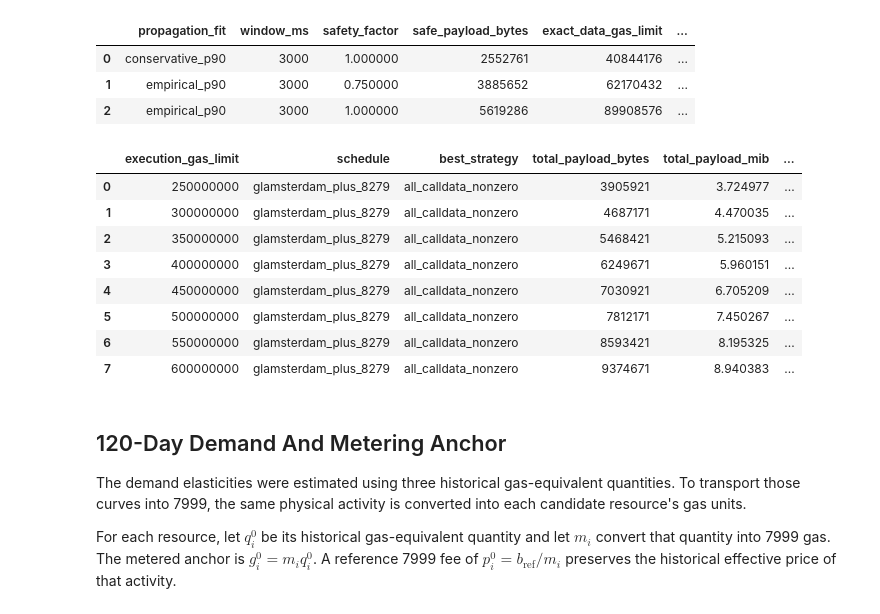
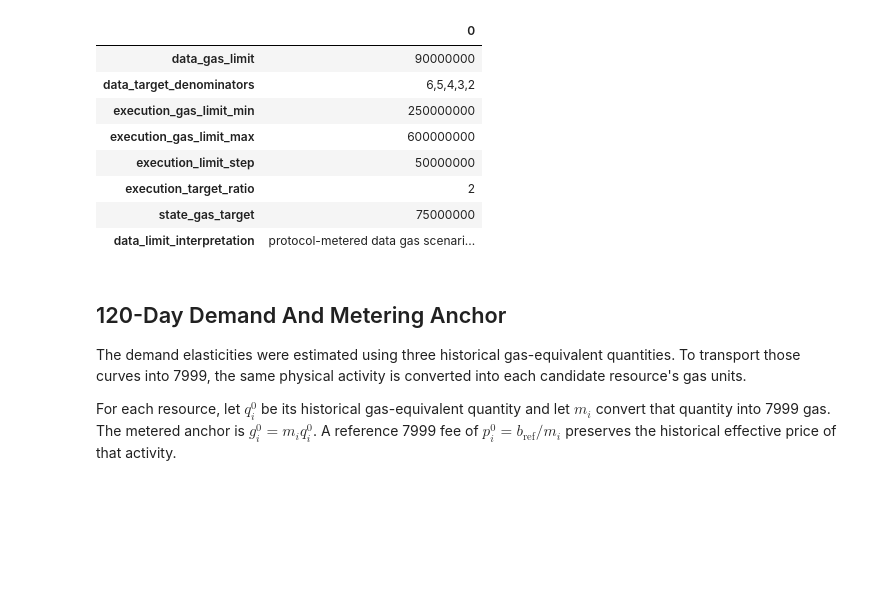
Before and after one commit to M1kuW1ll/eip-7999-research, a Jupyter notebook: notebooks/2.0-full-7999-equilibrium-model.ipynb, the cells around one changed output. Saved outputs shown, nothing was run; the diff lists cells and outputs as text; code cells hidden in the pictures; blank space fills up the shorter version.

Commit message:
Add full EIP-7999 equilibrium capacity analysis

```diff
--- a/notebooks/2.0-full-7999-equilibrium-model.ipynb
+++ b/notebooks/2.0-full-7999-equilibrium-model.ipynb
@@ -89,69 +84,35 @@ The old `glamsterdam_plus_8279` payload calculation is retained only as a diagno
 # %%
 EXECUTION_LIMITS = [value * 1_000_000 for value in range(250, 601, 50)]
 DATA_GAS_LIMIT = 90_000_000
 DATA_TARGET_DENOMINATORS = [6, 5, 4, 3, 2]
 STATE_TARGET = 75_000_000
 EXECUTION_TARGET_RATIO = 2
 DATA_GAS_PER_BYTE = 16
-PROPAGATION_WINDOW_MS = 3_000
 
-propagation_specs = [
-    (CONSERVATIVE_P90, 1.00, 40_000_000),
-    (EMPIRICAL_P90, 0.75, 60_000_000),
-    (EMPIRICAL_P90, 1.00, DATA_GAS_LIMIT),
-]
-capacity_rows = []
-for propagation_fit, safety_factor, rounded_limit in propagation_specs:
-    safe_bytes = safe_payload_bytes(
-        PROPAGATION_WINDOW_MS, propagation_fit, safety_factor
-    )
-    exact_limit = DATA_GAS_PER_BYTE * safe_bytes
-    capacity_rows.append({
-        'propagation_fit': propagation_fit.name,
-        'window_ms': PROPAGATION_WINDOW_MS,
-        'safety_factor': safety_factor,
-        'safe_payload_bytes': safe_bytes,
-        'exact_data_gas_limit': exact_limit,
-        'rounded_data_gas_limit': rounded_limit,
-        'rounding_error_pct': 100 * (rounded_limit / exact_limit - 1),
-    })
-capacity_card = pd.DataFrame(capacity_rows)
+capacity_card = pd.DataFrame([{
+    'data_gas_limit': DATA_GAS_LIMIT,
+    'data_target_denominators': ','.join(map(str, DATA_TARGET_DENOMINATORS)),
+    'execution_gas_limit_min': min(EXECUTION_LIMITS),
+    'execution_gas_limit_max': max(EXECUTION_LIMITS),
+    'execution_limit_step': 50_000_000,
+    'execution_target_ratio': EXECUTION_TARGET_RATIO,
+    'state_gas_target': STATE_TARGET,
+    'data_limit_interpretation': (
+        'protocol-metered data gas scenario input; not physical payload bytes'
+    ),
+}])
 capacity_card.to_csv(OUT_CAPACITY_CSV, index=False)
-display(capacity_card)
-
-payload_check = best_strategy_sweep(
-    EXECUTION_LIMITS, [GLAMSTERDAM_PLUS_8279]
-).copy()
-payload_check['data_gas_limit'] = DATA_GAS_LIMIT
-payload_check['data_byte_limit'] = DATA_GAS_LIMIT / DATA_GAS_PER_BYTE
-payload_check['execution_implied_data_gas'] = (
-    payload_check['total_payload_bytes'] * DATA_GAS_PER_BYTE
-)
-payload_check['payload_pct_data_limit'] = (
-    payload_check['execution_implied_data_gas'] / DATA_GAS_LIMIT
-)
-payload_cols = [
-    'execution_gas_limit', 'schedule', 'best_strategy',
-    'total_payload_bytes', 'total_payload_mib',
-    'execution_implied_data_gas', 'data_gas_limit',
-    'data_byte_limit', 'payload_pct_data_limit',
-]
-payload_check[payload_cols].to_csv(OUT_PAYLOAD_CHECK_CSV, index=False)
-display(payload_check[payload_cols])
+display(capacity_card.T)
 # %% [output]
-|  | propagation_fit | window_ms | safety_factor | safe_payload_bytes | exact_data_gas_limit | ... |
-| 0 | conservative_p90 | 3000 | 1.000000 | 2552761 | 40844176 | ... |
-| 1 | empirical_p90 | 3000 | 0.750000 | 3885652 | 62170432 | ... |
-| 2 | empirical_p90 | 3000 | 1.000000 | 5619286 | 89908576 | ... |
+|  | 0 |
+| data_gas_limit | 90000000 |
+| data_target_denominators | 6,5,4,3,2 |
+| execution_gas_limit_min | 250000000 |
+| execution_gas_limit_max | 600000000 |
+| execution_limit_step | 50000000 |
+| execution_target_ratio | 2 |
+| state_gas_target | 75000000 |
+| data_limit_interpretation | protocol-metered data gas scenari... |
-|  | execution_gas_limit | schedule | best_strategy | total_payload_bytes | total_payload_mib | ... |
-| 0 | 250000000 | glamsterdam_plus_8279 | all_calldata_nonzero | 3905921 | 3.724977 | ... |
-| 1 | 300000000 | glamsterdam_plus_8279 | all_calldata_nonzero | 4687171 | 4.470035 | ... |
-| 2 | 350000000 | glamsterdam_plus_8279 | all_calldata_nonzero | 5468421 | 5.215093 | ... |
-| 3 | 400000000 | glamsterdam_plus_8279 | all_calldata_nonzero | 6249671 | 5.960151 | ... |
-| 4 | 450000000 | glamsterdam_plus_8279 | all_calldata_nonzero | 7030921 | 6.705209 | ... |
-| 5 | 500000000 | glamsterdam_plus_8279 | all_calldata_nonzero | 7812171 | 7.450267 | ... |
-| 6 | 550000000 | glamsterdam_plus_8279 | all_calldata_nonzero | 8593421 | 8.195325 | ... |
-| 7 | 600000000 | glamsterdam_plus_8279 | all_calldata_nonzero | 9374671 | 8.940383 | ... |
 # %% [markdown]
 ## 120-Day Demand And Metering Anchor
 
```
Also changed, not shown: parts of 11 cells of this notebook, 7 other files.
